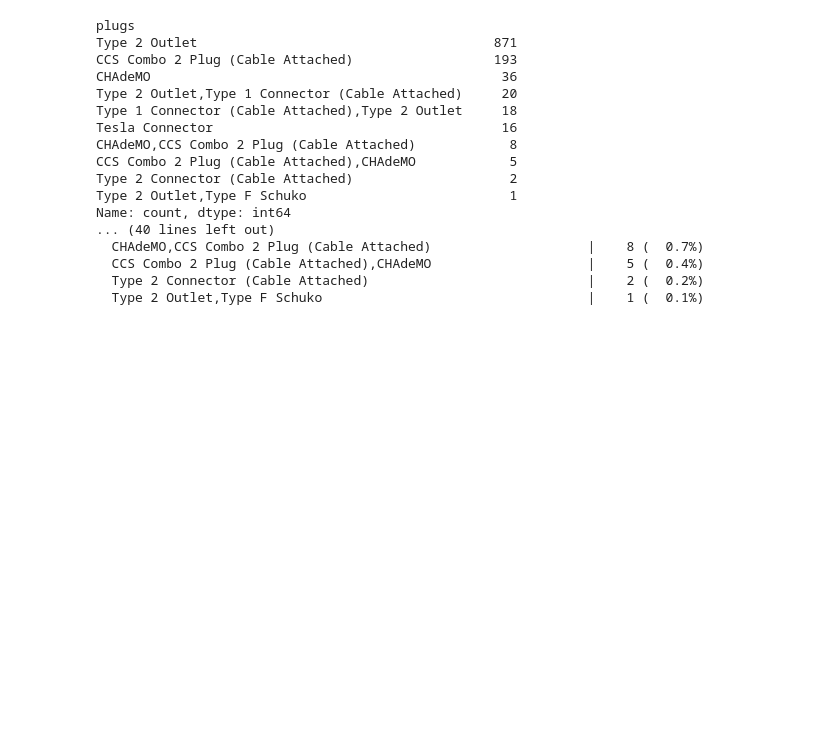
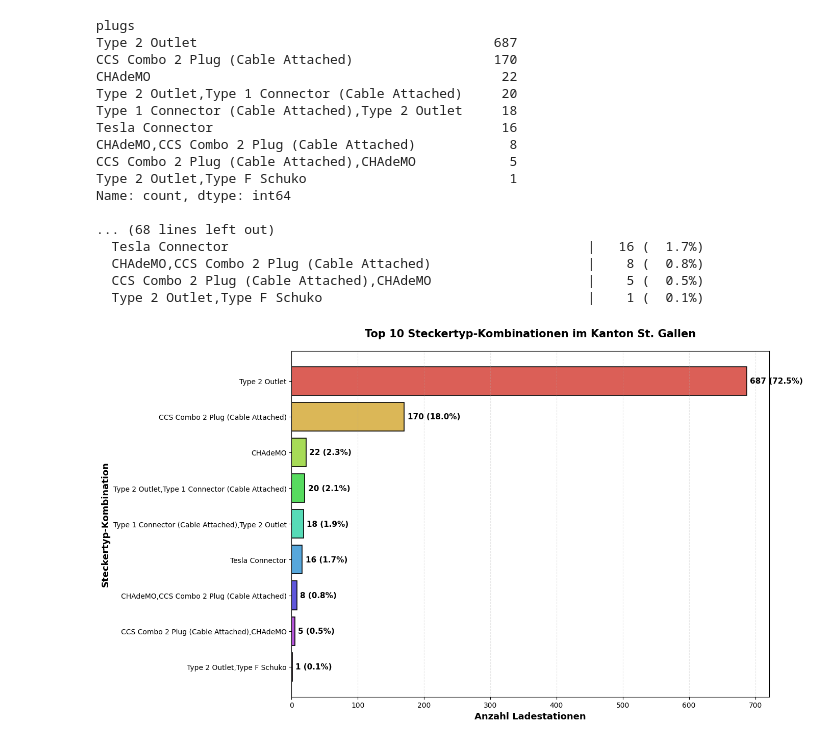
Before and after one commit to macnch33s3/APROG, a Jupyter notebook: PROJECT/api_bridge.ipynb, the cells around one changed output. Saved outputs shown, nothing was run; the diff lists cells and outputs as text; code cells hidden in the pictures; blank space fills up the shorter version.

```diff
--- a/PROJECT/api_bridge.ipynb
+++ b/PROJECT/api_bridge.ipynb
@@ -292,21 +286,84 @@ print("Prozentuale Verteilung:")
 for stecker, anzahl in plug_types.items():
     prozent = (anzahl / df['plugs'].notna().sum()) * 100
     print(f"  {stecker[:60]:60} | {anzahl:4} ({prozent:5.1f}%)")
+
+
+# Steckertypen-Verteilung analysieren
+plug_types = df["plugs"].value_counts().head(10)
+
+print("=" * 80)
+print("STECKERTYPEN-VERTEILUNG IM KANTON ST. GALLEN")
+print("=" * 80)
+print()
+
+# Die häufigsten Steckertypen
+print("Top 10 häufigste Stecker-Kombinationen:")
+print(plug_types)
+print()
+
+# Gesamtanzahl
+print(f"Gesamtanzahl Ladestationen mit Stecker-Info: {df['plugs'].notna().sum()}")
+print(f"Ladestationen ohne Stecker-Info: {df['plugs'].isna().sum()}")
+print()
+
+# Prozentuale Verteilung
+print("Prozentuale Verteilung:")
+for stecker, anzahl in plug_types.items():
+    prozent = (anzahl / df['plugs'].notna().sum()) * 100
+    print(f"  {stecker[:60]:60} | {anzahl:4} ({prozent:5.1f}%)")
 # %% [output]
 plugs
-Type 2 Outlet                                      871
-CCS Combo 2 Plug (Cable Attached)                  193
-CHAdeMO                                             36
+Type 2 Outlet                                      687
+CCS Combo 2 Plug (Cable Attached)                  170
+CHAdeMO                                             22
 Type 2 Outlet,Type 1 Connector (Cable Attached)     20
 Type 1 Connector (Cable Attached),Type 2 Outlet     18
 Tesla Connector                                     16
 CHAdeMO,CCS Combo 2 Plug (Cable Attached)            8
 CCS Combo 2 Plug (Cable Attached),CHAdeMO            5
-Type 2 Connector (Cable Attached)                    2
 Type 2 Outlet,Type F Schuko                          1
 Name: count, dtype: int64
-... (40 lines left out)
-  CHAdeMO,CCS Combo 2 Plug (Cable Attached)                    |    8 (  0.7%)
-  CCS Combo 2 Plug (Cable Attached),CHAdeMO                    |    5 (  0.4%)
-  Type 2 Connector (Cable Attached)                            |    2 (  0.2%)
+
+... (68 lines left out)
+  Tesla Connector                                              |   16 (  1.7%)
+  CHAdeMO,CCS Combo 2 Plug (Cable Attached)                    |    8 (  0.8%)
+  CCS Combo 2 Plug (Cable Attached),CHAdeMO                    |    5 (  0.5%)
   Type 2 Outlet,Type F Schuko                                  |    1 (  0.1%)
+# %%
+# Visualisierung der Top 10 Stecker-Kombinationen
+fig, ax = plt.subplots(figsize=(14, 8))
+
+# Daten vorbereiten
+plug_types_top10 = df["plugs"].value_counts().head(10)
+colors = sns.color_palette("hls", len(plug_types_top10))
+
+# Labels kürzen für bessere Lesbarkeit
+labels_short = [label[:50] + '...' if len(label) > 50 else label
+                for label in plug_types_top10.index]
+
+# Barplot
+bars = ax.barh(range(len(plug_types_top10)), plug_types_top10.values,
+               color=colors, edgecolor='black', linewidth=1.2)
+
+# Y-Achse beschriften
+ax.set_yticks(range(len(plug_types_top10)))
+ax.set_yticklabels(labels_short, fontsize=10)
+
+# Werte an den Balken
+for i, (label, value) in enumerate(zip(labels_short, plug_types_top10.values)):
+    percentage = (value / df['plugs'].notna().sum()) * 100
+    ax.text(value + 5, i, f'{value} ({percentage:.1f}%)',
+            va='center', fontsize=11, fontweight='bold')
+
+ax.set_xlabel('Anzahl Ladestationen', fontsize=13, fontweight='bold')
+ax.set_ylabel('Steckertyp-Kombination', fontsize=13, fontweight='bold')
+ax.set_title('Top 10 Steckertyp-Kombinationen im Kanton St. Gallen',
+             fontsize=15, fontweight='bold', pad=20)
+
+ax.invert_yaxis()
+ax.grid(axis='x', alpha=0.3, linestyle='--')
+
+plt.tight_layout()
+plt.show()
+# %% [output]
+[figure, added]
```
Also changed, not shown: parts of 6 cells of this notebook, 4 other files.
